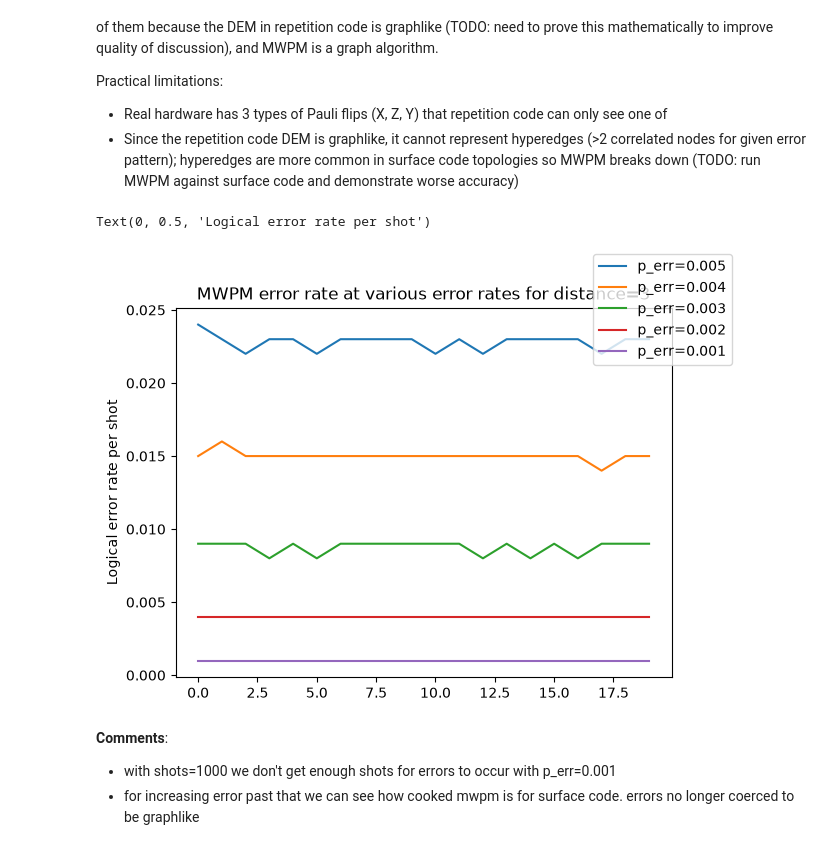
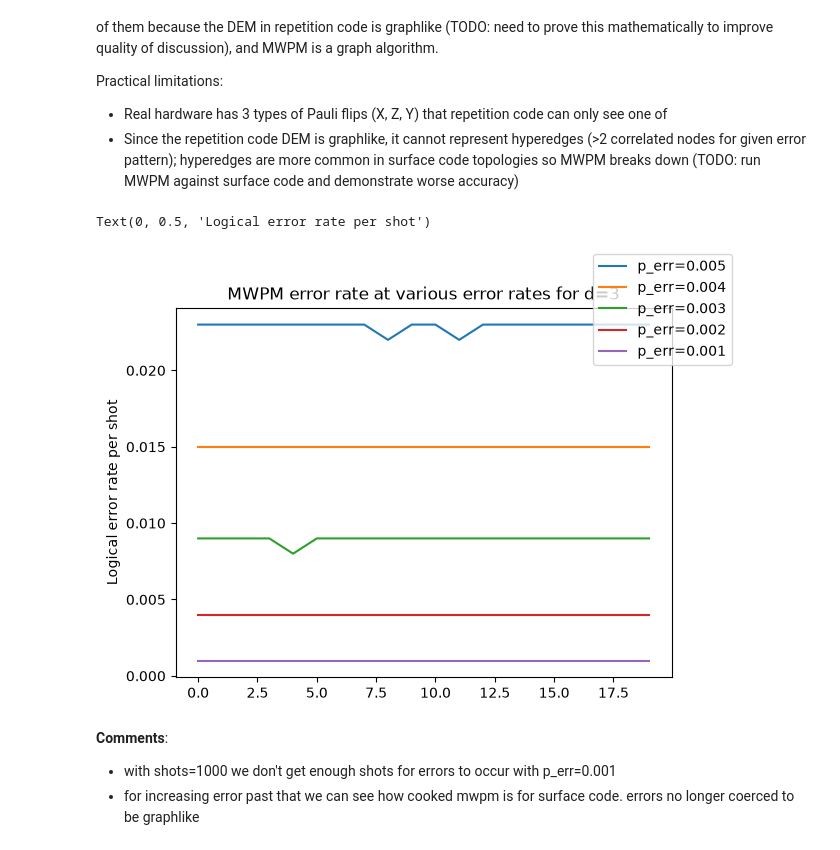
Before and after one commit to cbriice/capstone-research-assistant, a Jupyter notebook: code/mwpm.ipynb, the cells around one changed output. Cells and saved outputs as stored; diff of their text form; code cells hidden in the pictures.

```diff
--- a/code/mwpm.ipynb
+++ b/code/mwpm.ipynb
@@ -197,7 +197,7 @@ def surface_mwpm_from_dem(p_err: float, suppress_results: bool=False, distance:
     dem = repetition_ckt.detector_error_model(decompose_errors=True)
     detector_sampler = repetition_ckt.compile_detector_sampler()
 
-    detector_shots = 2*10**5
+    detector_shots = 10**6
 
     detection_events, observable_flips = detector_sampler.sample(shots=detector_shots, separate_observables=True)
 
@@ -225,19 +225,19 @@ def surface_run_mwpm(p_err: float, num_shots: int=20, distance: int=3):
 # %%
 result = []
 for p in error_rates:
     surface_error_rate = surface_run_mwpm(p_err=p, distance=distance)
     result.append((surface_error_rate, p))
 
 fig, ax = plt.subplots()
 for i, res in enumerate(result):
     p_err = res[1]
     ax.plot(res[0], label=f"p_err={p_err}")
 fig.legend(loc='outside right upper')
-plt.title(f"MWPM error rate at various error rates for distance={distance}")
+plt.title(f"MWPM error rate at various error rates for d={distance}")
 plt.ylabel("Logical error rate per shot")
 # %% [output]
 Text(0, 0.5, 'Logical error rate per shot')
-[figure, old version]
+[figure, new version]
 # %% [markdown]
 **Comments**:
 - with shots=1000 we don't get enough shots for errors to occur with p_err=0.001
```
Also changed, not shown: parts of 6 cells of this notebook, 5 other files.
